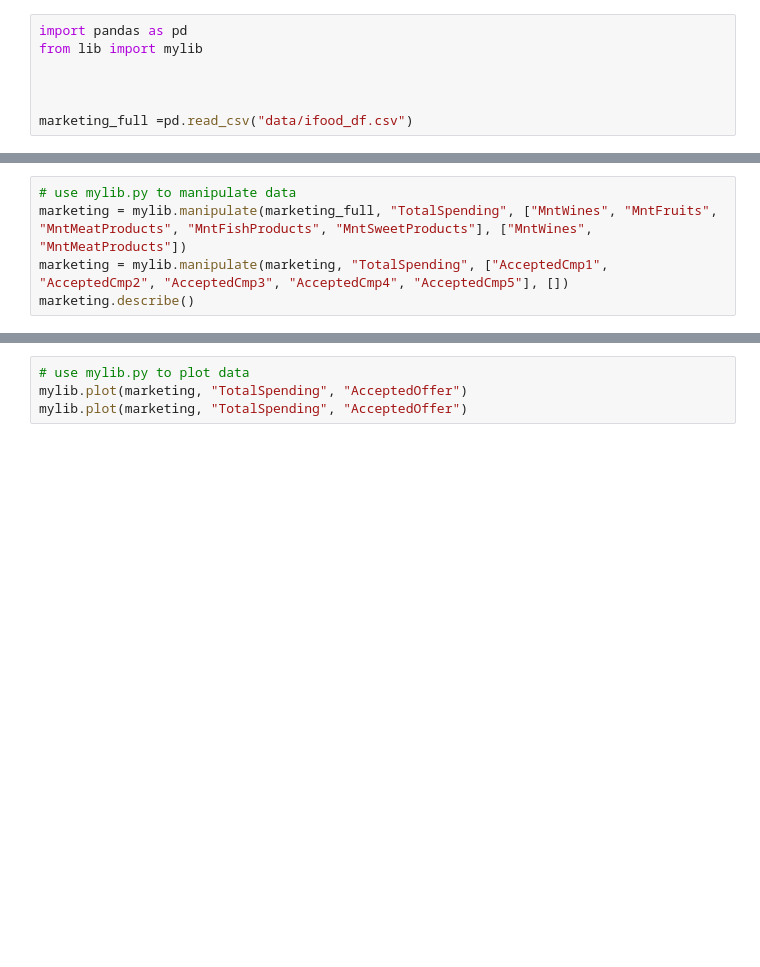
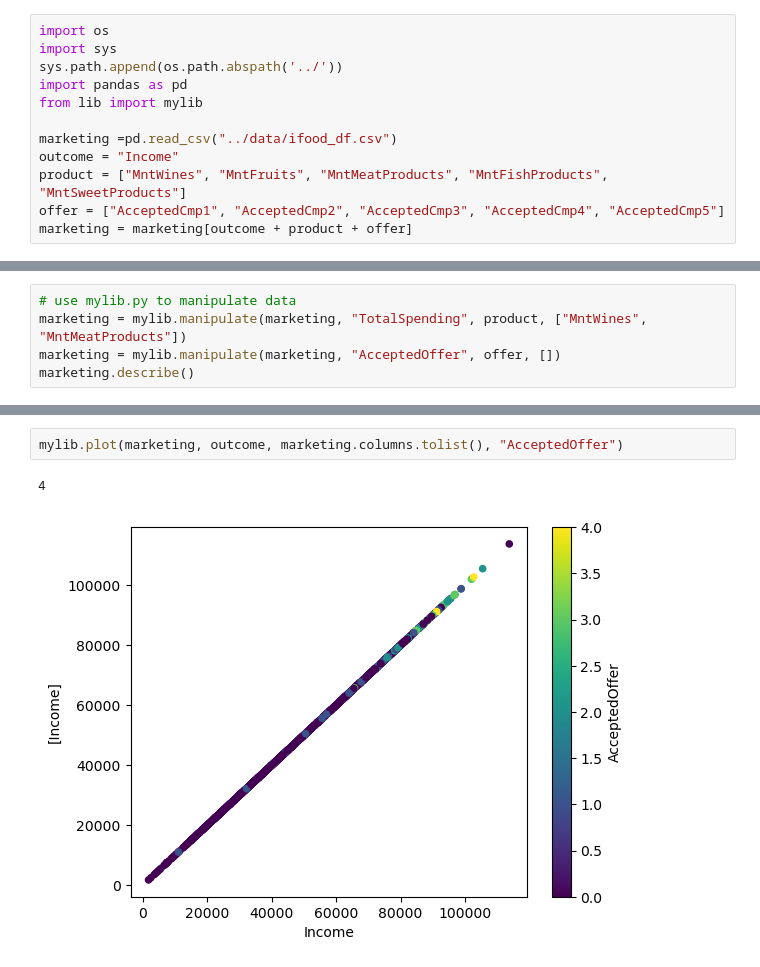
Before and after one commit to JeffreyWa/test-test, a Jupyter notebook: src/anlyze_jupyter.ipynb, the cells around one changed output, grey strips where cells are left out. Drawn from its saved outputs; the diff is of its cells as text; blank space fills up the shorter version.

```diff
--- a/src/anlyze_jupyter.ipynb
+++ b/src/anlyze_jupyter.ipynb
@@ -1,7 +1,12 @@
 # %%
+import os
+import sys
+sys.path.append(os.path.abspath('../'))
 import pandas as pd
 from lib import mylib
 
-
-
-marketing_full =pd.read_csv("data/ifood_df.csv")
+marketing =pd.read_csv("../data/ifood_df.csv")
+outcome = "Income"
+product = ["MntWines", "MntFruits", "MntMeatProducts", "MntFishProducts", "MntSweetProducts"]
+offer = ["AcceptedCmp1", "AcceptedCmp2", "AcceptedCmp3", "AcceptedCmp4", "AcceptedCmp5"]
+marketing = marketing[outcome + product + offer]
@@ -10,6 +13,6 @@ ModuleNotFoundError: No module named 'lib'
 # %%
 # use mylib.py to manipulate data
-marketing = mylib.manipulate(marketing_full, "TotalSpending", ["MntWines", "MntFruits", "MntMeatProducts", "MntFishProducts", "MntSweetProducts"], ["MntWines", "MntMeatProducts"])
-marketing = mylib.manipulate(marketing, "TotalSpending", ["AcceptedCmp1", "AcceptedCmp2", "AcceptedCmp3", "AcceptedCmp4", "AcceptedCmp5"], [])
+marketing = mylib.manipulate(marketing, "TotalSpending", product, ["MntWines", "MntMeatProducts"])
+marketing = mylib.manipulate(marketing, "AcceptedOffer", offer, [])
 marketing.describe()
 # %% [output]
@@ -17,4 +28,5 @@ NameError: name 'mylib' is not defined
-# %%
-# use mylib.py to plot data
-mylib.plot(marketing, "TotalSpending", "AcceptedOffer")
-mylib.plot(marketing, "TotalSpending", "AcceptedOffer")
+# %%
+mylib.plot(marketing, outcome, marketing.columns.tolist(), "AcceptedOffer")
+# %% [output]
+4
+[figure, added]
```
Also changed, not shown: parts of 3 cells of this notebook, 3 other files.
